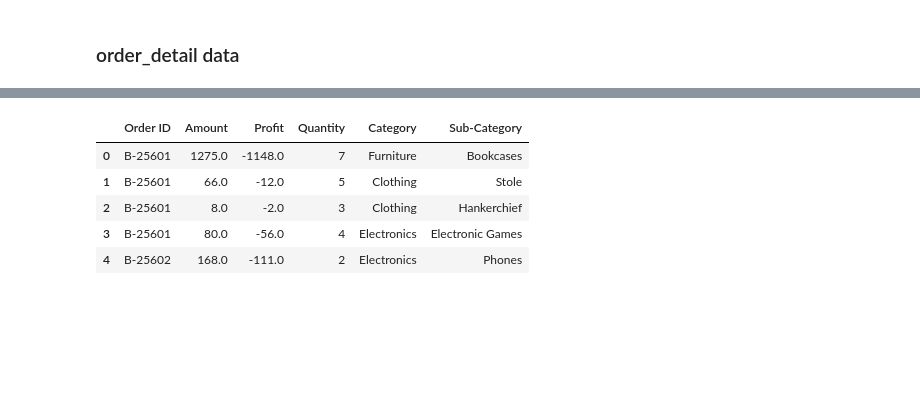
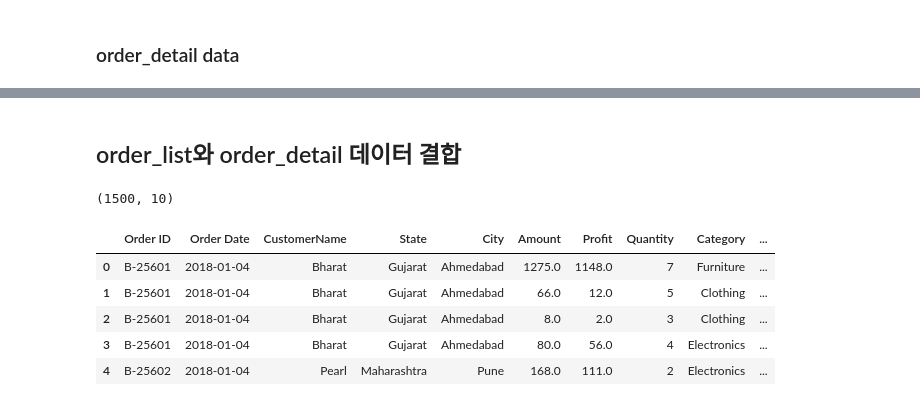
Before and after one commit to young-hun-jo/DataAnalysis, a Jupyter notebook: india-e-commerce/analysis_myself.ipynb, the cells around one changed output, grey strips where cells are left out. Saved outputs shown, nothing was run; the diff lists cells and outputs as text; code cells hidden in the pictures; blank space fills up the shorter version.

```diff
--- a/india-e-commerce/analysis_myself.ipynb
+++ b/india-e-commerce/analysis_myself.ipynb
@@ -354,3 +354,8 @@ state_city.head(10)
 - 도시별 구매 3,4위도 State별 구매 상위 1,2위에 속하는 도시들이였다.
 # %% [markdown]
 ### order_detail data
+# %%
+# 순이익을 나타내는 Profit이 음수로 되어있다. 이를 양수로 바꿔주자.
+# pandas의 abs()사용
+order_detail['Profit'] = order_detail['Profit'].abs()
+order_detail.head(3)
@@ -357,9 +512,17 @@ state_city.head(10)
+# %% [markdown]
+## order_list와 order_detail 데이터 결합
+# %%
+# order_detail과 order_list 모두 중요한 정보를 담고 있기 때문에 merge하면서 outer join시키기
+merge_df = pd.merge(order_list, order_detail, how='outer')
+merge_df.shape
+# %% [output]
+(1500, 10)
 # %%
-order_detail.head()
+merge_df.head()
 # %% [output]
-|  | Order ID | Amount | Profit | Quantity | Category | Sub-Category |
-| 0 | B-25601 | 1275.0 | -1148.0 | 7 | Furniture | Bookcases |
-| 1 | B-25601 | 66.0 | -12.0 | 5 | Clothing | Stole |
-| 2 | B-25601 | 8.0 | -2.0 | 3 | Clothing | Hankerchief |
-| 3 | B-25601 | 80.0 | -56.0 | 4 | Electronics | Electronic Games |
-| 4 | B-25602 | 168.0 | -111.0 | 2 | Electronics | Phones |
+|  | Order ID | Order Date | CustomerName | State | City | Amount | Profit | Quantity | Category | ... |
+| 0 | B-25601 | 2018-01-04 | Bharat | Gujarat | Ahmedabad | 1275.0 | 1148.0 | 7 | Furniture | ... |
+| 1 | B-25601 | 2018-01-04 | Bharat | Gujarat | Ahmedabad | 66.0 | 12.0 | 5 | Clothing | ... |
+| 2 | B-25601 | 2018-01-04 | Bharat | Gujarat | Ahmedabad | 8.0 | 2.0 | 3 | Clothing | ... |
+| 3 | B-25601 | 2018-01-04 | Bharat | Gujarat | Ahmedabad | 80.0 | 56.0 | 4 | Electronics | ... |
+| 4 | B-25602 | 2018-01-04 | Pearl | Maharashtra | Pune | 168.0 | 111.0 | 2 | Electronics | ... |
```
Also changed, not shown: parts of 18 cells of this notebook.
